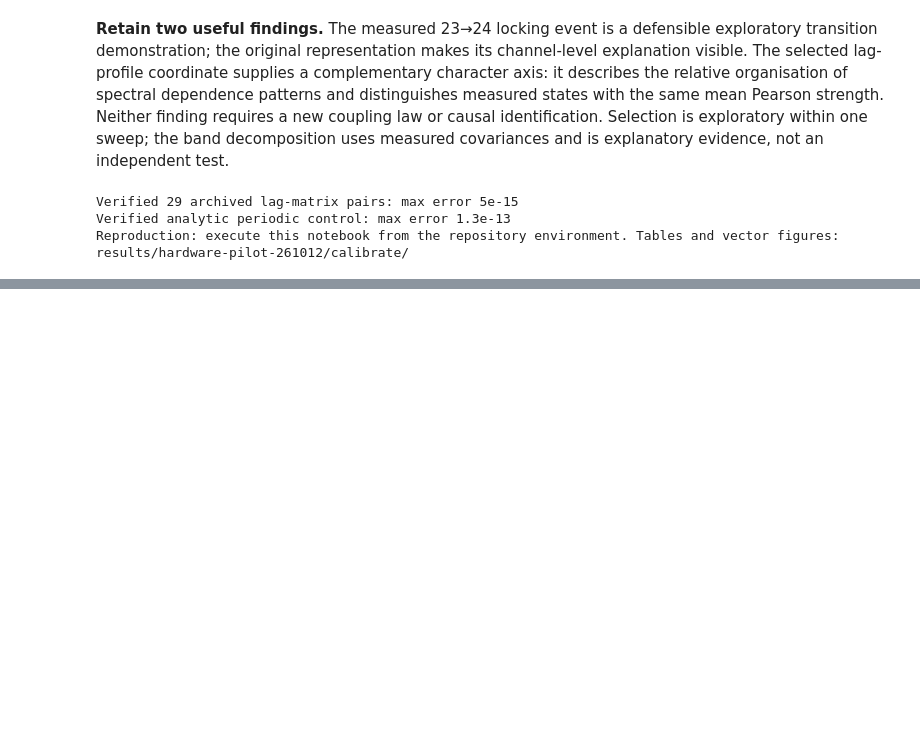
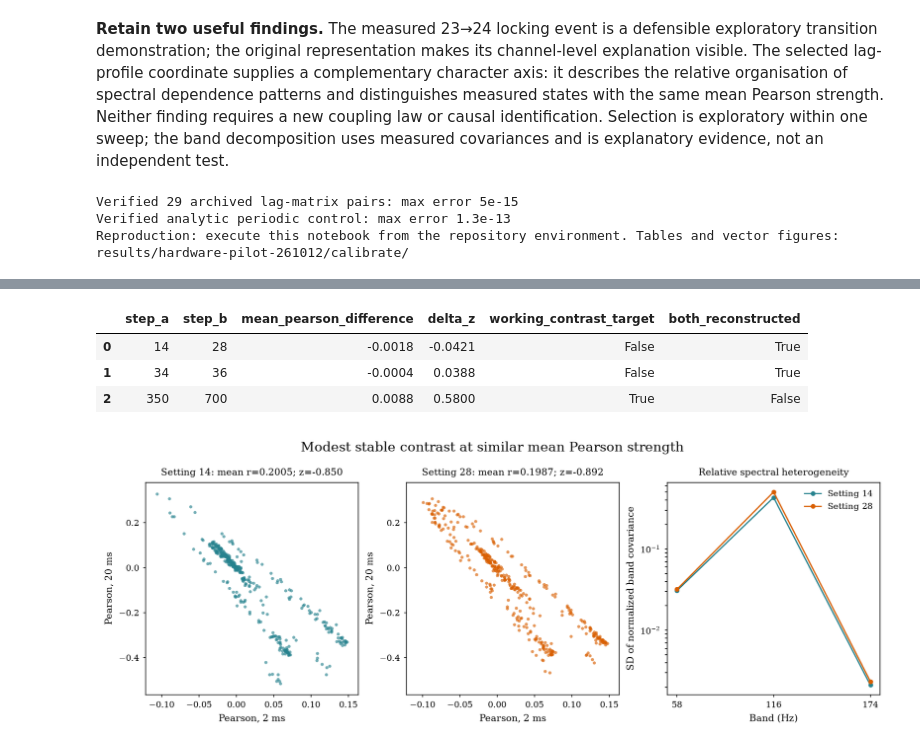
Before and after one commit to willedibam/mts-spi-study-cluster, a Jupyter notebook: research/empirical/hardware_pilot/notebooks/hardware-pilot-calibrate.ipynb, the cells around one changed output, grey strips where cells are left out. Saved outputs shown, nothing was run; the diff lists cells and outputs as text; code cells hidden in the pictures; blank space fills up the shorter version.

```diff
--- a/research/empirical/hardware_pilot/notebooks/hardware-pilot-calibrate.ipynb
+++ b/research/empirical/hardware_pilot/notebooks/hardware-pilot-calibrate.ipynb
@@ -115,0 +139,16 @@ Reproduction: execute this notebook from the repository environment. Tables and
+# %%
+transfer_pairs = pd.read_csv(TRANSFER/'matched-pairs.csv')
+display(transfer_pairs[['step_a','step_b','mean_pearson_difference','delta_z',
+                        'working_contrast_target','both_reconstructed']].round(4))
+if illustrative_pair is not None:
+    display(Image(filename=str(TRANSFER/'transfer-matched-contrast.png')))
+# Full selected panel, provenance and physical-only selection remain in TRANSFER.
+assert len(transfer_frame) == 16
+assert transfer_summary['source_revision'] == '8cf7640'
+assert transfer_summary['bands_hz'] == {'58':[40,75], '116':[90,140], '174':[150,195]}
+# %% [output]
+|  | step_a | step_b | mean_pearson_difference | delta_z | working_contrast_target | both_reconstructed |
+| 0 | 14 | 28 | -0.0018 | -0.0421 | False | True |
+| 1 | 34 | 36 | -0.0004 | 0.0388 | False | True |
+| 2 | 350 | 700 | 0.0088 | 0.5800 | True | False |
+[figure, added]
```
Also changed, not shown: parts of 3 cells of this notebook, 4 other files.
